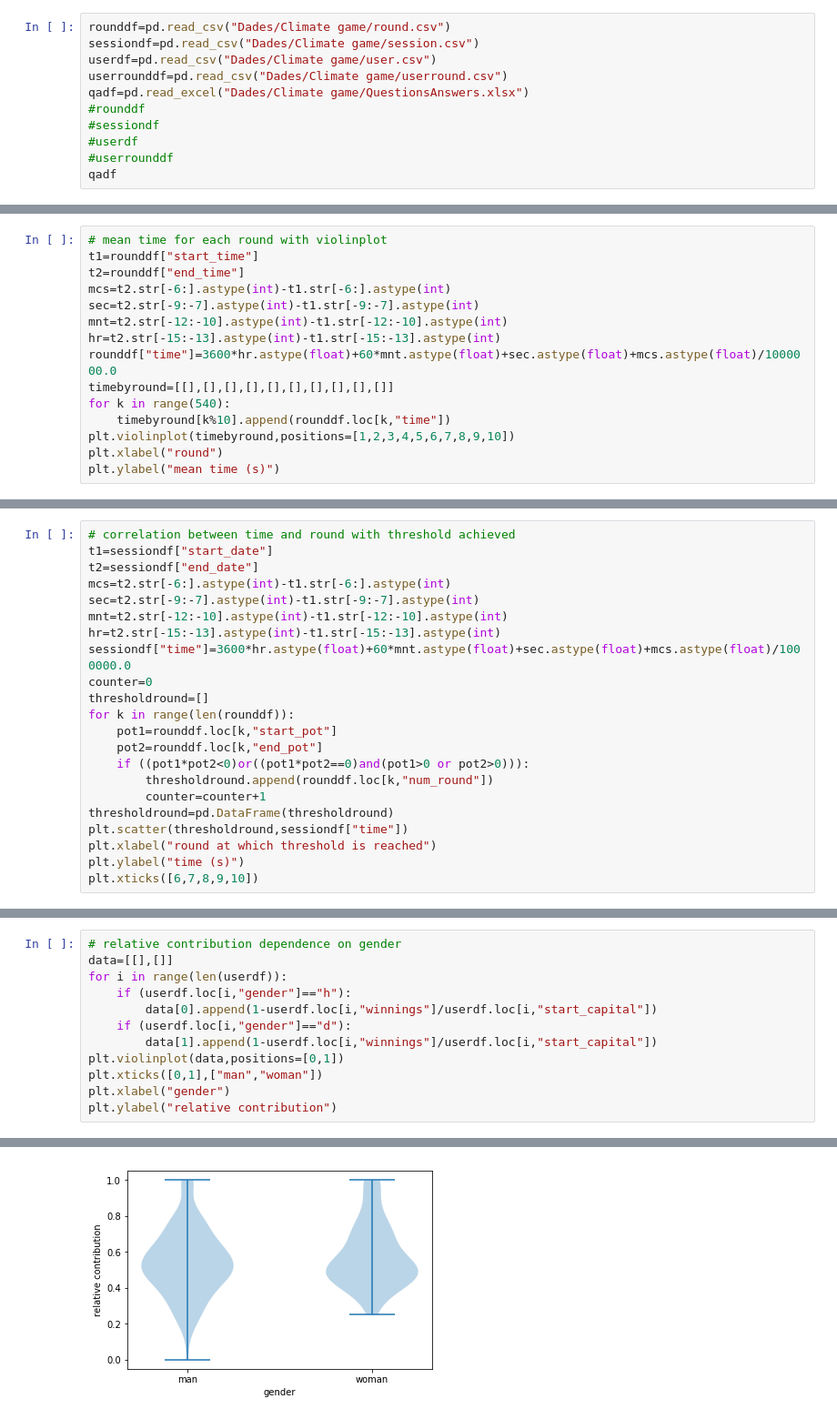
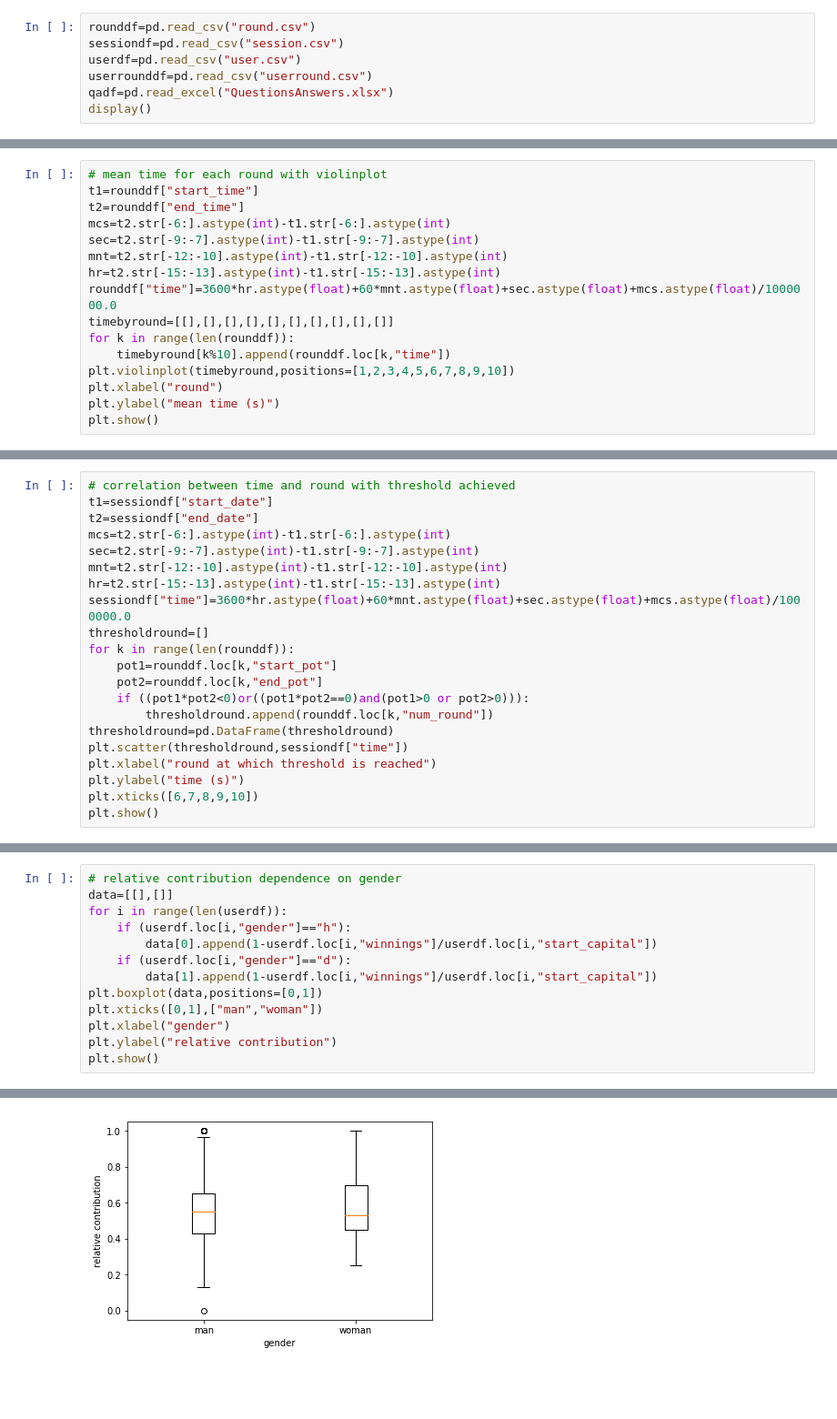
Before and after one commit to canigocallau/TFM, a Jupyter notebook: Climate game.ipynb, the cells around one changed output, grey strips where cells are left out. Shown: that part at 91% size. Drawn from its saved outputs; the diff is of its cells as text; blank space fills up the shorter version.

```diff
--- a/Climate game.ipynb
+++ b/Climate game.ipynb
@@ -5,11 +8,7 @@ import matplotlib.pyplot as plt
 # %%
-rounddf=pd.read_csv("Dades/Climate game/round.csv")
-sessiondf=pd.read_csv("Dades/Climate game/session.csv")
-userdf=pd.read_csv("Dades/Climate game/user.csv")
-userrounddf=pd.read_csv("Dades/Climate game/userround.csv")
-qadf=pd.read_excel("Dades/Climate game/QuestionsAnswers.xlsx")
-#rounddf
-#sessiondf
-#userdf
-#userrounddf
-qadf
+rounddf=pd.read_csv("round.csv")
+sessiondf=pd.read_csv("session.csv")
+userdf=pd.read_csv("user.csv")
+userrounddf=pd.read_csv("userround.csv")
+qadf=pd.read_excel("QuestionsAnswers.xlsx")
+display()
@@ -104,9 +85,10 @@ mnt=t2.str[-12:-10].astype(int)-t1.str[-12:-10].astype(int)
 hr=t2.str[-15:-13].astype(int)-t1.str[-15:-13].astype(int)
 rounddf["time"]=3600*hr.astype(float)+60*mnt.astype(float)+sec.astype(float)+mcs.astype(float)/1000000.0
 timebyround=[[],[],[],[],[],[],[],[],[],[]]
-for k in range(540):
+for k in range(len(rounddf)):
     timebyround[k%10].append(rounddf.loc[k,"time"])
 plt.violinplot(timebyround,positions=[1,2,3,4,5,6,7,8,9,10])
 plt.xlabel("round")
 plt.ylabel("mean time (s)")
+plt.show()
 # %% [output]
@@ -121,17 +102,16 @@ sec=t2.str[-9:-7].astype(int)-t1.str[-9:-7].astype(int)
 mnt=t2.str[-12:-10].astype(int)-t1.str[-12:-10].astype(int)
 hr=t2.str[-15:-13].astype(int)-t1.str[-15:-13].astype(int)
 sessiondf["time"]=3600*hr.astype(float)+60*mnt.astype(float)+sec.astype(float)+mcs.astype(float)/1000000.0
-counter=0
 thresholdround=[]
 for k in range(len(rounddf)):
     pot1=rounddf.loc[k,"start_pot"]
     pot2=rounddf.loc[k,"end_pot"]
     if ((pot1*pot2<0)or((pot1*pot2==0)and(pot1>0 or pot2>0))):
         thresholdround.append(rounddf.loc[k,"num_round"])
-        counter=counter+1
 thresholdround=pd.DataFrame(thresholdround)
 plt.scatter(thresholdround,sessiondf["time"])
 plt.xlabel("round at which threshold is reached")
 plt.ylabel("time (s)")
 plt.xticks([6,7,8,9,10])
+plt.show()
 # %% [output]
@@ -164,8 +138,9 @@ for i in range(len(userdf)):
         data[0].append(1-userdf.loc[i,"winnings"]/userdf.loc[i,"start_capital"])
     if (userdf.loc[i,"gender"]=="d"):
         data[1].append(1-userdf.loc[i,"winnings"]/userdf.loc[i,"start_capital"])
-plt.violinplot(data,positions=[0,1])
+plt.boxplot(data,positions=[0,1])
 plt.xticks([0,1],["man","woman"])
 plt.xlabel("gender")
 plt.ylabel("relative contribution")
+plt.show()
 # %% [output]
@@ -173 +147 @@ Text(0,0.5,'relative contribution')
-[figure, old version]
+[figure, new version]
```
Also changed, not shown: parts of 14 cells of this notebook.
